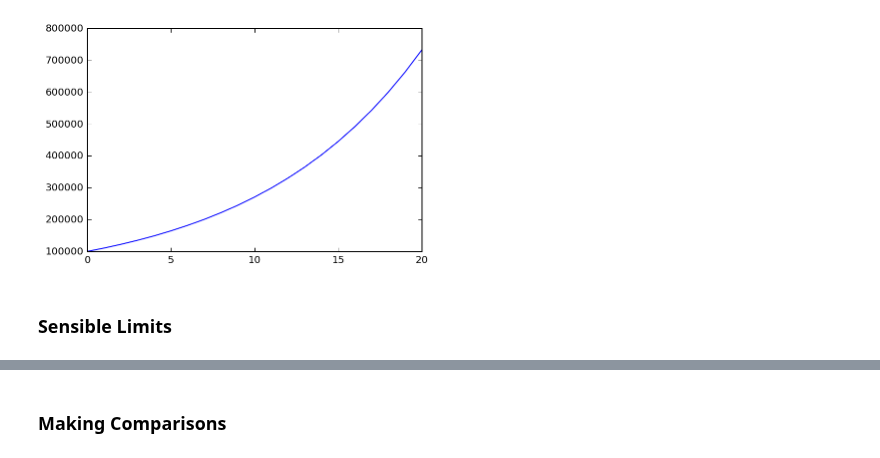
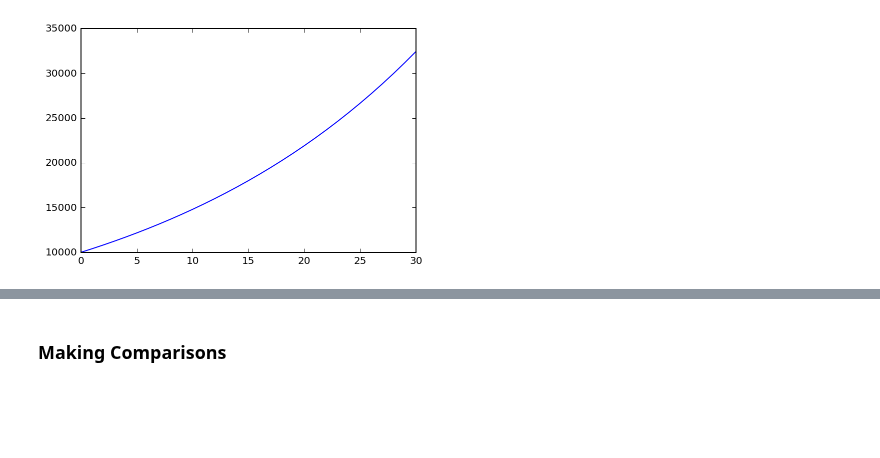
Before and after one commit to croach/oreilly-matplotlib-course, a Jupyter notebook: 05 - Interactivity/Retirement Calculator.ipynb, the cells around one changed output, grey strips where cells are left out. Cells and saved outputs as stored; diff of their text form; code cells hidden in the pictures; blank space fills up the shorter version.

```diff
--- a/05 - Interactivity/Retirement Calculator.ipynb
+++ b/05 - Interactivity/Retirement Calculator.ipynb
@@ -51,6 +76,4 @@ from ipywidgets import interact
 # %%
-interact(plot_fv, p=100000, i=0.1, n=12, t=20);
+interact(plot_fv, p=10000, i=0.04, n=1, t=30);
 # %% [output]
-[figure, old version]
+[figure, new version]
-# %% [markdown]
-### Sensible Limits
```
Also changed, not shown: parts of 21 cells of this notebook.
